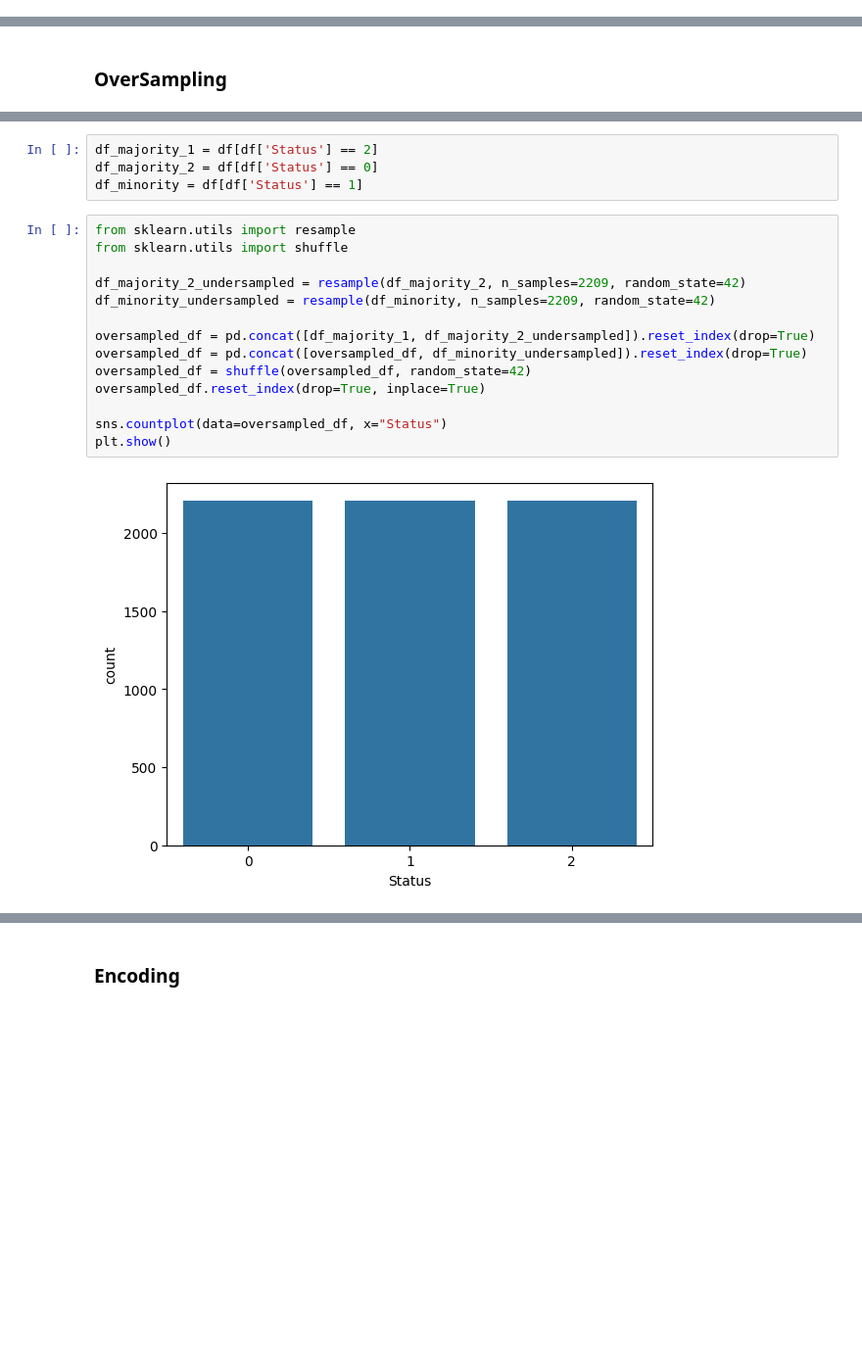
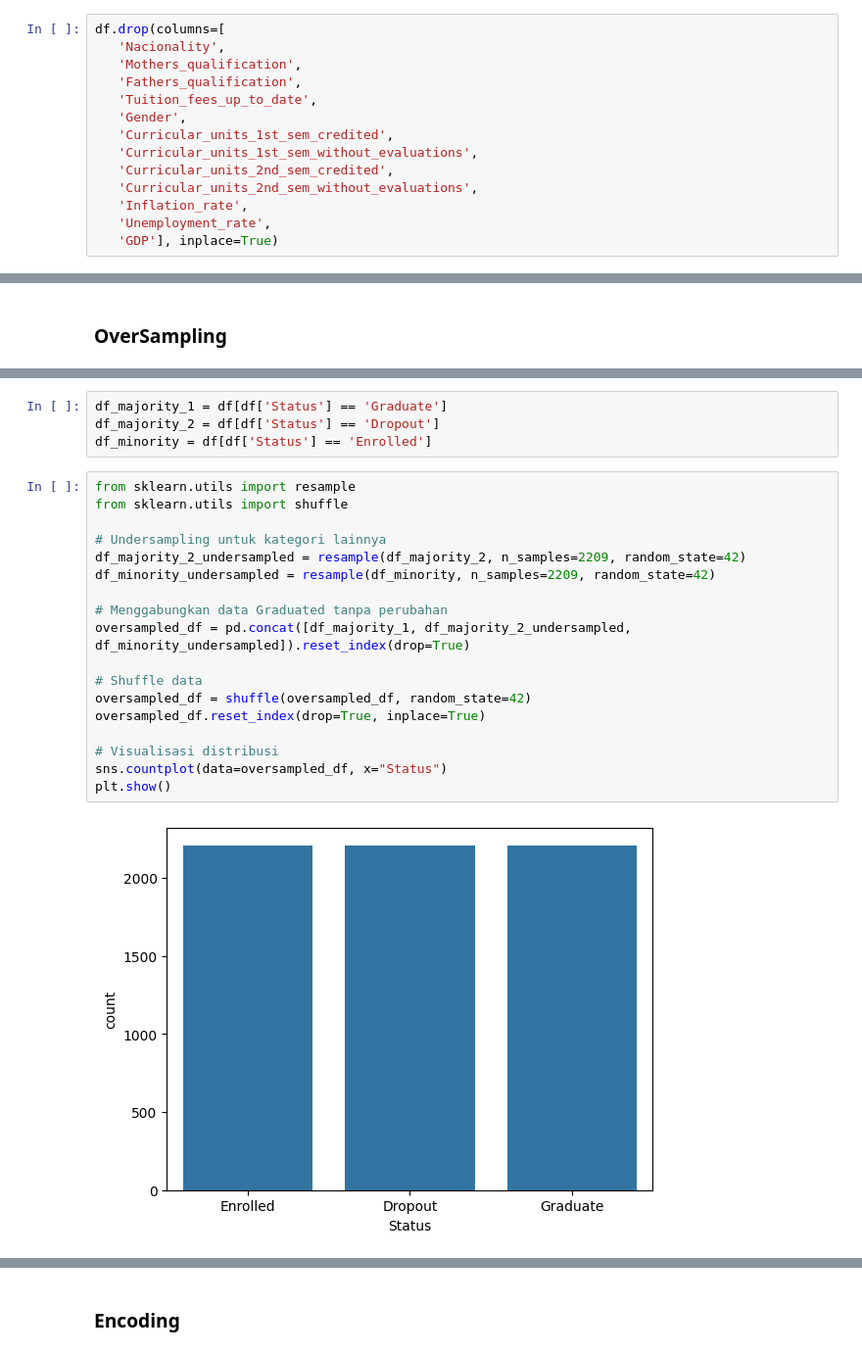
Before and after one commit to fahrimuda12/Edutech-Jaya-Data-Science, a Jupyter notebook: notebook.ipynb, the cells around one changed output, grey strips where cells are left out. Shown at 98% size. Saved outputs shown, nothing was run; the diff lists cells and outputs as text; blank space fills up the shorter version.

```diff
--- a/notebook.ipynb
+++ b/notebook.ipynb
@@ -538,3 +540,17 @@ memory usage: 1.2+ MB
+# %%
+df.drop(columns=[
+   'Nacionality',
+   'Mothers_qualification',
+   'Fathers_qualification',
+   'Tuition_fees_up_to_date',
+   'Gender',
+   'Curricular_units_1st_sem_credited',
+   'Curricular_units_1st_sem_without_evaluations',
+   'Curricular_units_2nd_sem_credited',
+   'Curricular_units_2nd_sem_without_evaluations',
+   'Inflation_rate',
+   'Unemployment_rate',
+   'GDP'], inplace=True)
 # %%
 df.isna().sum()
 # %% [output]
@@ -607,21 +623,25 @@ Status
 Name: count, dtype: int64
 # %%
-df_majority_1 = df[df['Status'] == 2]
-df_majority_2 = df[df['Status'] == 0]
-df_minority = df[df['Status'] == 1]
+df_majority_1 = df[df['Status'] == 'Graduate']
+df_majority_2 = df[df['Status'] == 'Dropout']
+df_minority = df[df['Status'] == 'Enrolled']
 # %%
 from sklearn.utils import resample
 from sklearn.utils import shuffle
 
+# Undersampling untuk kategori lainnya
 df_majority_2_undersampled = resample(df_majority_2, n_samples=2209, random_state=42)
 df_minority_undersampled = resample(df_minority, n_samples=2209, random_state=42)
 
-oversampled_df = pd.concat([df_majority_1, df_majority_2_undersampled]).reset_index(drop=True)
-oversampled_df = pd.concat([oversampled_df, df_minority_undersampled]).reset_index(drop=True)
+# Menggabungkan data Graduated tanpa perubahan
+oversampled_df = pd.concat([df_majority_1, df_majority_2_undersampled, df_minority_undersampled]).reset_index(drop=True)
+
+# Shuffle data
 oversampled_df = shuffle(oversampled_df, random_state=42)
 oversampled_df.reset_index(drop=True, inplace=True)
 
+# Visualisasi distribusi
 sns.countplot(data=oversampled_df, x="Status")
 plt.show()
 # %% [output]
-[figure, old version]
+[figure, new version]
```
Also changed, not shown: parts of 20 cells of this notebook, 8 other files.
